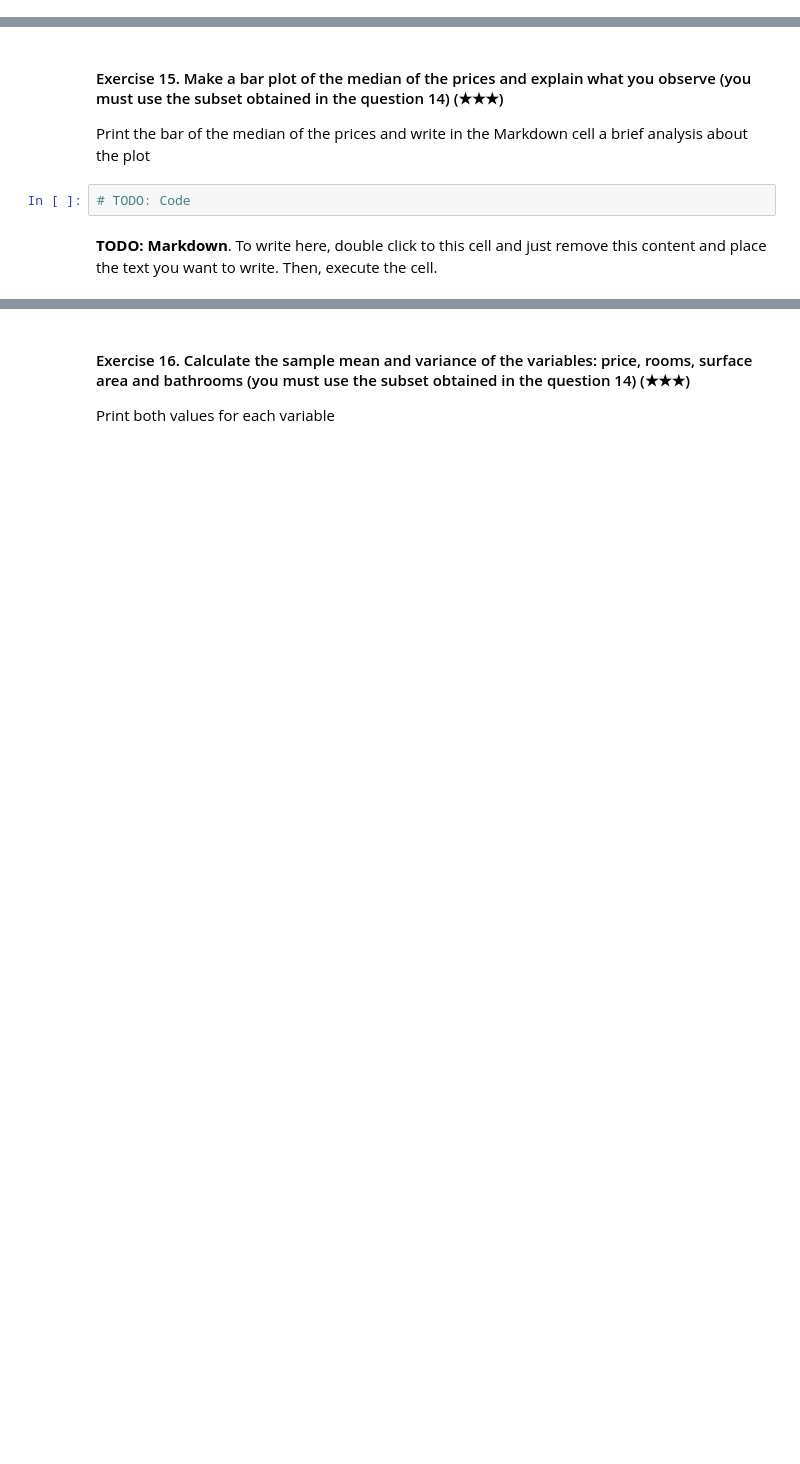
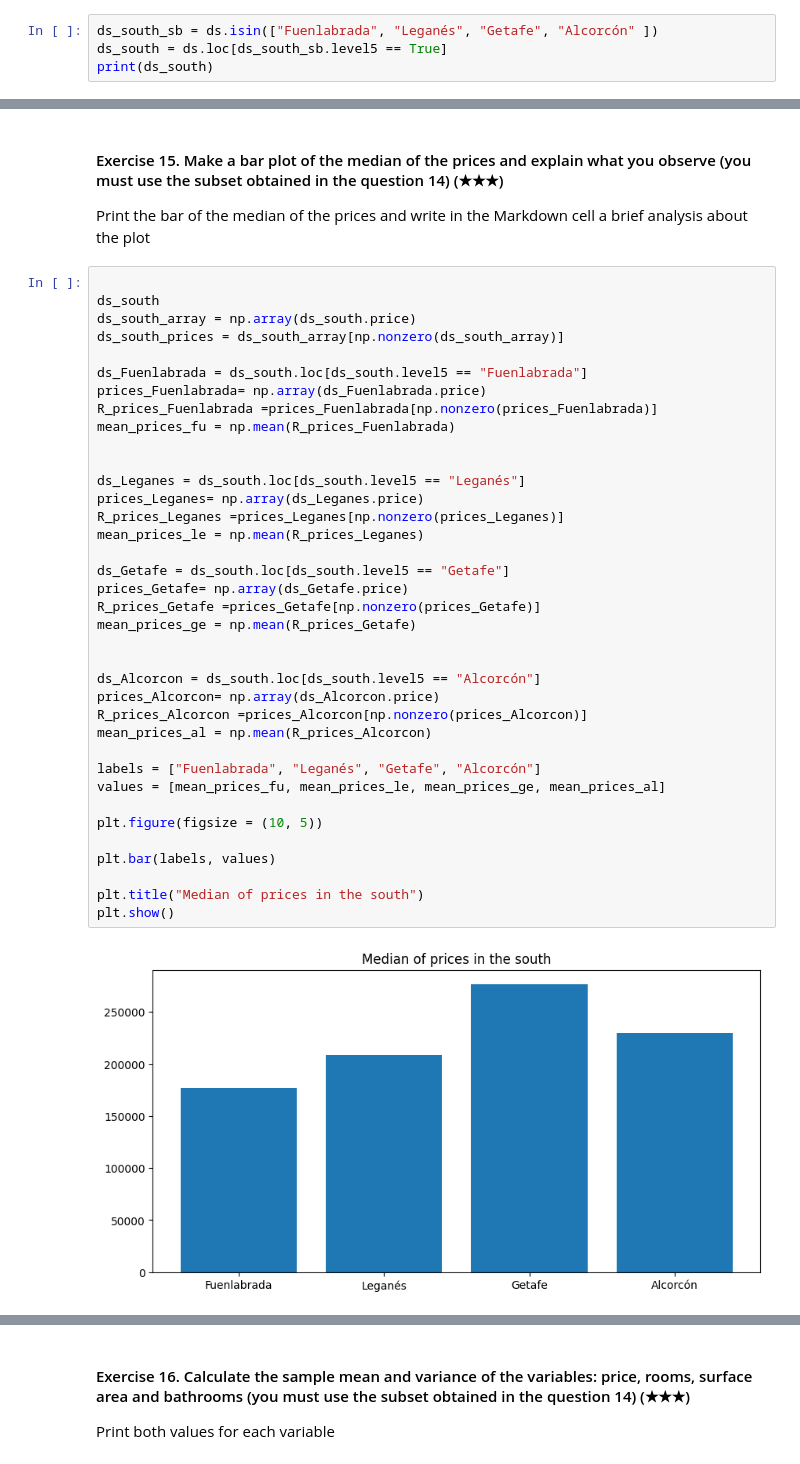
Before and after one commit to eliocamacaro/realestate-datacleanup-exercise, a Jupyter notebook: project.ipynb, the cells around one changed output, grey strips where cells are left out. Cells and saved outputs as stored; diff of their text form; blank space fills up the shorter version.

```diff
--- a/project.ipynb
+++ b/project.ipynb
@@ -134,0 +261,4 @@ Hint: Filter the original DataFrame using the column `level5` and the function `
+# %%
+ds_south_sb = ds.isin(["Fuenlabrada", "Leganés", "Getafe", "Alcorcón" ])
+ds_south = ds.loc[ds_south_sb.level5 == True]
+print(ds_south)
@@ -136,7 +284,42 @@ Hint: Filter the original DataFrame using the column `level5` and the function `
 #### Exercise 15. Make a bar plot of the median of the prices and explain what you observe (you must use the subset obtained in the question 14) (★★★)
 
 Print the bar of the median of the prices and write in the Markdown cell a brief analysis about the plot
-# %%
-# TODO: Code
-# %% [markdown]
-**TODO: Markdown**. To write here, double click to this cell and just remove this content and place the text you want to write. Then, execute the cell.
+# %%
+
+ds_south
+ds_south_array = np.array(ds_south.price)
+ds_south_prices = ds_south_array[np.nonzero(ds_south_array)]
+
+ds_Fuenlabrada = ds_south.loc[ds_south.level5 == "Fuenlabrada"]
+prices_Fuenlabrada= np.array(ds_Fuenlabrada.price)
+R_prices_Fuenlabrada =prices_Fuenlabrada[np.nonzero(prices_Fuenlabrada)]
+mean_prices_fu = np.mean(R_prices_Fuenlabrada)
+
+
+ds_Leganes = ds_south.loc[ds_south.level5 == "Leganés"]
+prices_Leganes= np.array(ds_Leganes.price)
+R_prices_Leganes =prices_Leganes[np.nonzero(prices_Leganes)]
+mean_prices_le = np.mean(R_prices_Leganes)
+
+ds_Getafe = ds_south.loc[ds_south.level5 == "Getafe"]
+prices_Getafe= np.array(ds_Getafe.price)
+R_prices_Getafe =prices_Getafe[np.nonzero(prices_Getafe)]
+mean_prices_ge = np.mean(R_prices_Getafe)
+
+
+ds_Alcorcon = ds_south.loc[ds_south.level5 == "Alcorcón"]
+prices_Alcorcon= np.array(ds_Alcorcon.price)
+R_prices_Alcorcon =prices_Alcorcon[np.nonzero(prices_Alcorcon)]
+mean_prices_al = np.mean(R_prices_Alcorcon)
+
+labels = ["Fuenlabrada", "Leganés", "Getafe", "Alcorcón"]
+values = [mean_prices_fu, mean_prices_le, mean_prices_ge, mean_prices_al]
+
+plt.figure(figsize = (10, 5))
+
+plt.bar(labels, values)
+
+plt.title("Median of prices in the south")
+plt.show()
+# %% [output]
+[figure, added]
```
Also changed, not shown: parts of 53 cells of this notebook, 1 other file.
